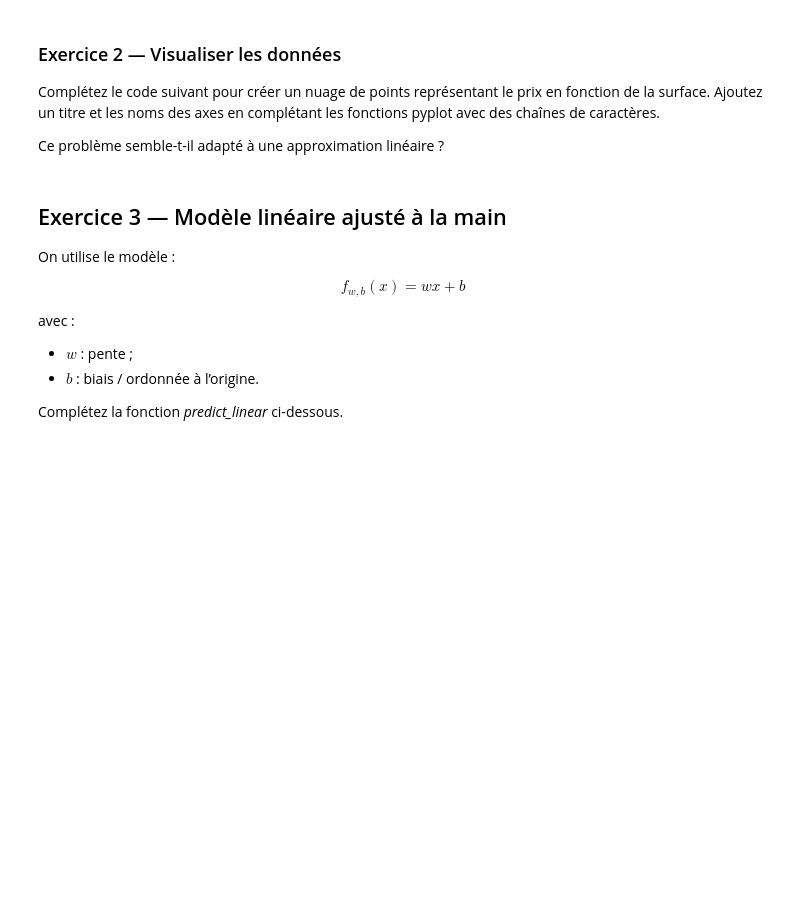
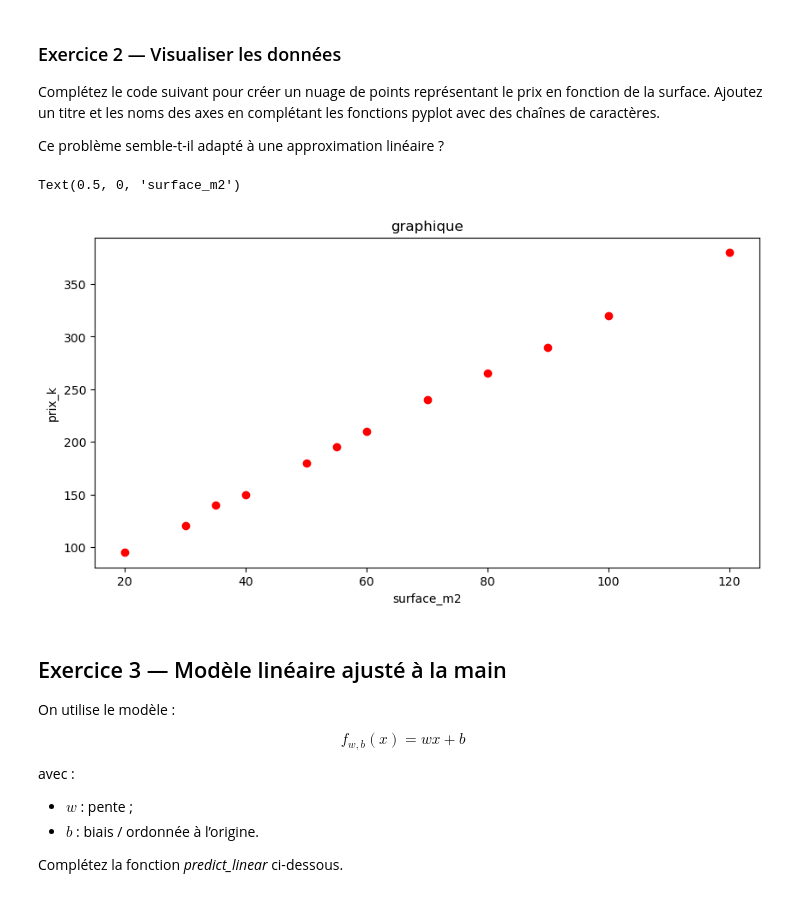
Before and after one commit to Tippex-Pro/TDs-Projet-info, a Jupyter notebook: TD1-intro_machine_learning.ipynb, the cells around one changed output. Cells and saved outputs as stored; diff of their text form; code cells hidden in the pictures; blank space fills up the shorter version.

```diff
--- a/TD1-intro_machine_learning.ipynb
+++ b/TD1-intro_machine_learning.ipynb
@@ -57,8 +71,9 @@ df
 # %%
 # À faire : définissez x et y
 
-X = ...
-y = ...
+
+X = surface
+y = prix
 # %% [markdown]
 ### Exercice 2 — Visualiser les données
 
@@ -69,14 +84,17 @@ Ce problème semble-t-il adapté à une approximation linéaire ?
 # %%
 # À faire
 plt.figure(figsize=(10,5))
 plt.scatter(X,y, c="r")
 
 
 # plt.scatter(...)
 # ...
-plt.title(...)
-plt.ylabel(...)
-plt.xlabel(...)
+plt.title("graphique")
+plt.ylabel("prix_k")
+plt.xlabel("surface_m2")
+# %% [output]
+Text(0.5, 0, 'surface_m2')
+[figure, added]
 # %% [markdown]
 ## Exercice 3 — Modèle linéaire ajusté à la main
 
```
Also changed, not shown: parts of 3 cells of this notebook.
